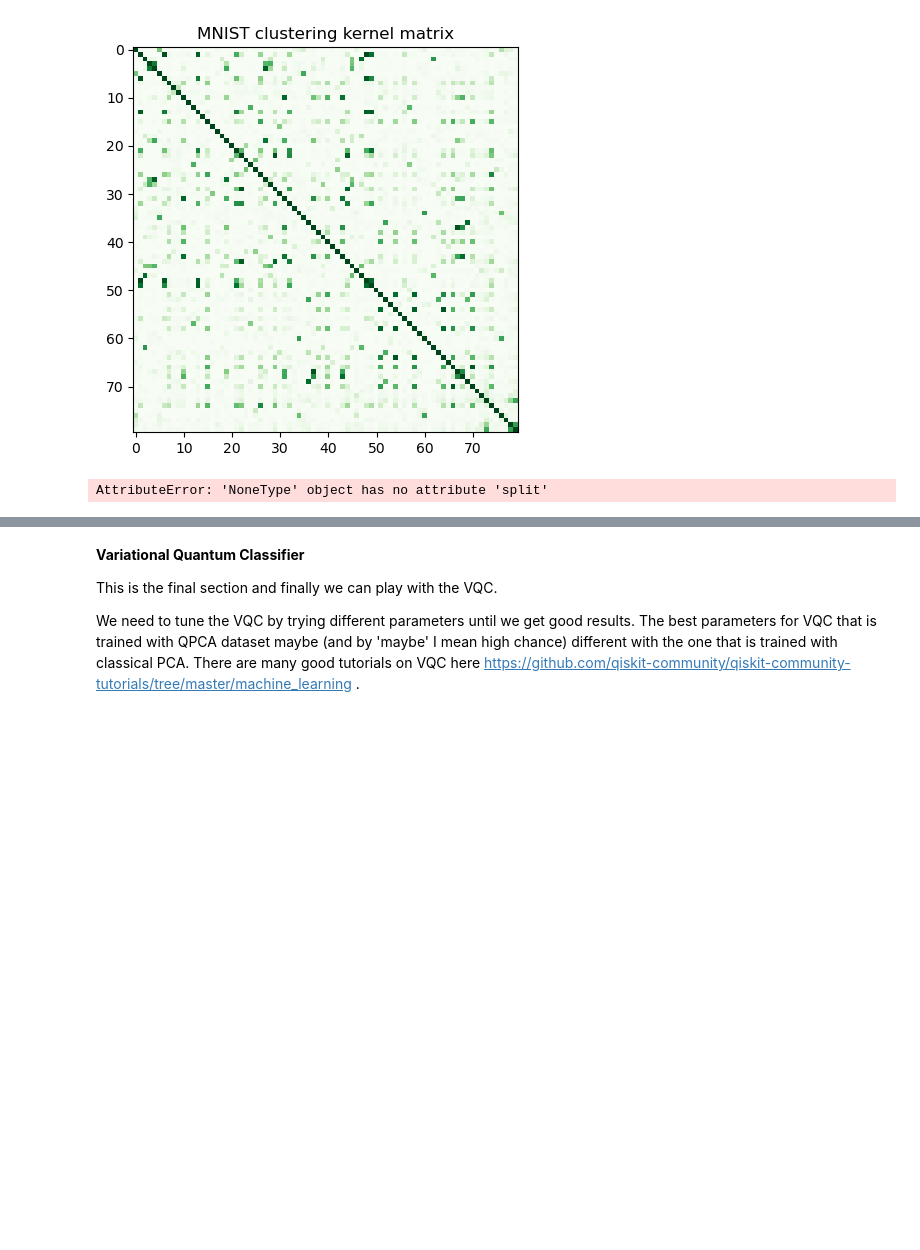
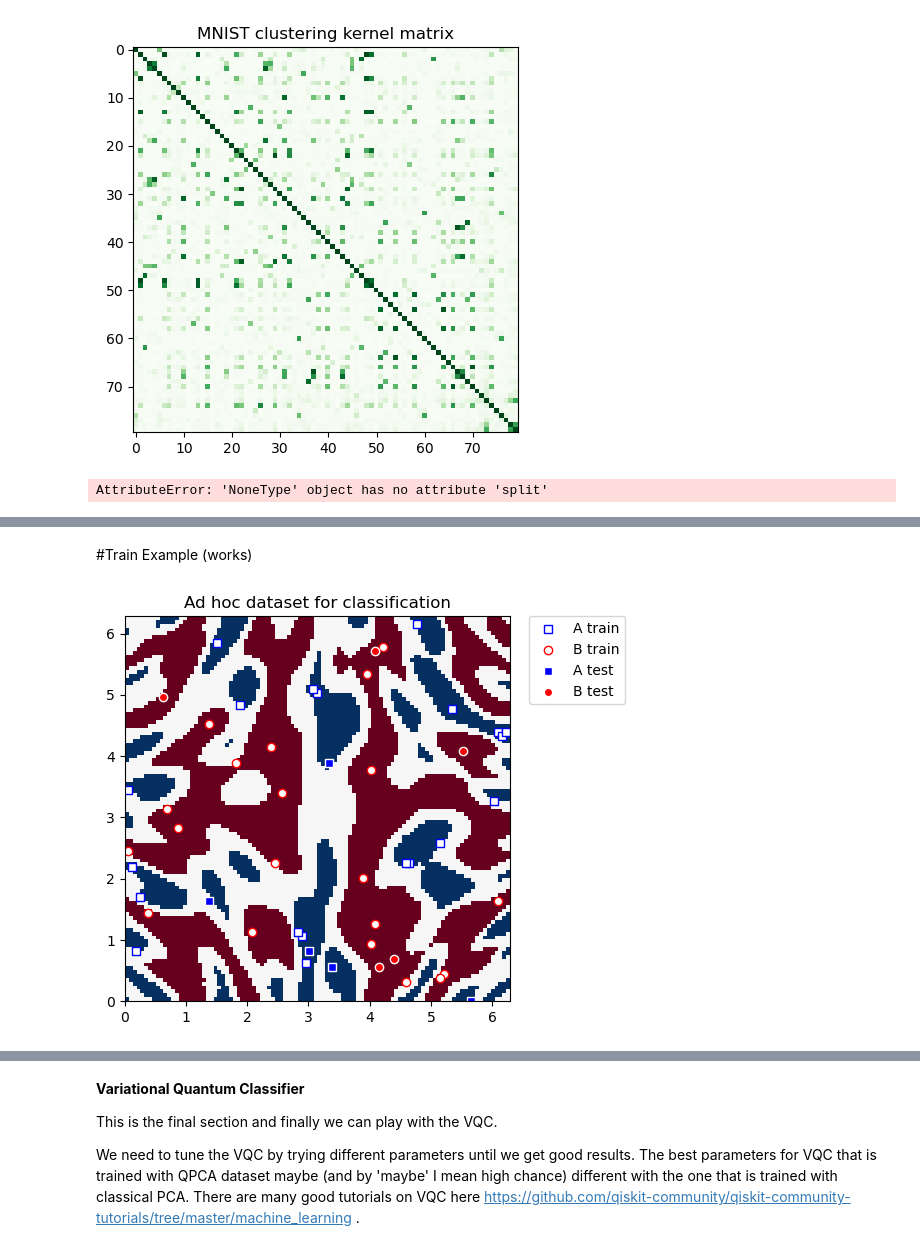
Before and after one commit to QSciTech-QuantumBC-Workshop/QuanLearnInnovators, a Jupyter notebook: vqc_pca_mnist_kernel_attempt_seb.ipynb, the cells around one changed output, grey strips where cells are left out. Drawn from its saved outputs; the diff is of its cells as text; code cells hidden in the pictures; blank space fills up the shorter version.

```diff
--- a/vqc_pca_mnist_kernel_attempt_seb.ipynb
+++ b/vqc_pca_mnist_kernel_attempt_seb.ipynb
@@ -635,0 +706,77 @@ class QKTCallback:
+# %%
+plot_data = cb_qkt.get_callback_data()  # callback data
+K = optimized_kernel.evaluate(x_train_small_pca)  # kernel matrix evaluated on the training samples
+
+plt.rcParams["font.size"] = 20
+fig, ax = plt.subplots(1, 2, figsize=(14, 5))
+ax[0].plot([i + 1 for i in range(len(plot_data[0]))], np.array(plot_data[2]), c="k", marker="o")
+ax[0].set_xlabel("Iterations")
+ax[0].set_ylabel("Loss")
+ax[1].imshow(K, cmap=matplotlib.colormaps["bwr"])
+fig.tight_layout()
+plt.show()
+# %% [markdown]
+#Train Example (works)
+# %%
+#have to redefine y_train if running this
+'''adhoc_dimension = 2
+X_train, y_train, X_test, y_test, adhoc_total = ad_hoc_data(
+    training_size=20,
+    test_size=5,
+    n=adhoc_dimension,
+    gap=0.3,
+    plot_data=False,
+    one_hot=False,
+    include_sample_total=True,
+)
+
+plt.figure(figsize=(5, 5))
+plt.ylim(0, 2 * np.pi)
+plt.xlim(0, 2 * np.pi)
+plt.imshow(
+    np.asmatrix(adhoc_total).T,
+    interpolation="nearest",
+    origin="lower",
+    cmap="RdBu",
+    extent=[0, 2 * np.pi, 0, 2 * np.pi],
+)
+
+plt.scatter(
+    X_train[np.where(y_train[:] == 0), 0],
+    X_train[np.where(y_train[:] == 0), 1],
+    marker="s",
+    facecolors="w",
+    edgecolors="b",
+    label="A train",
+)
+plt.scatter(
+    X_train[np.where(y_train[:] == 1), 0],
+    X_train[np.where(y_train[:] == 1), 1],
+    marker="o",
+    facecolors="w",
+    edgecolors="r",
+    label="B train",
+)
+plt.scatter(
+    X_test[np.where(y_test[:] == 0), 0],
+    X_test[np.where(y_test[:] == 0), 1],
+    marker="s",
+    facecolors="b",
+    edgecolors="w",
+    label="A test",
+)
+plt.scatter(
+    X_test[np.where(y_test[:] == 1), 0],
+    X_test[np.where(y_test[:] == 1), 1],
+    marker="o",
+    facecolors="r",
+    edgecolors="w",
+    label="B test",
+)
+
+plt.legend(bbox_to_anchor=(1.05, 1), loc="upper left", borderaxespad=0.0)
+plt.title("Ad hoc dataset for classification")
+
+plt.show()'''
+# %% [output]
+[figure, added]
```
Also changed, not shown: parts of 34 cells of this notebook.
